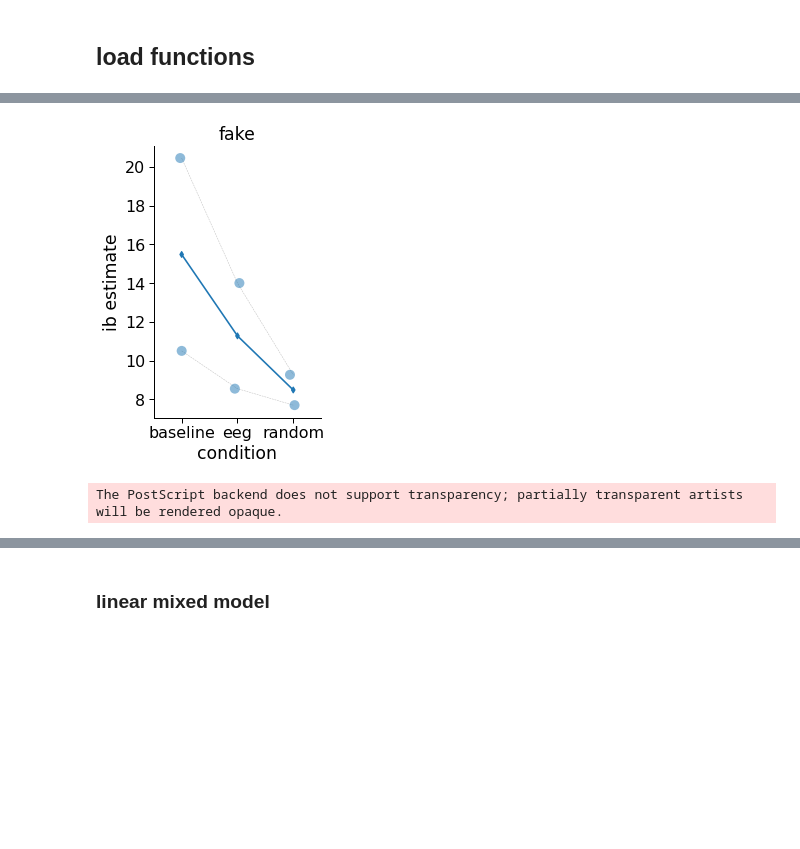
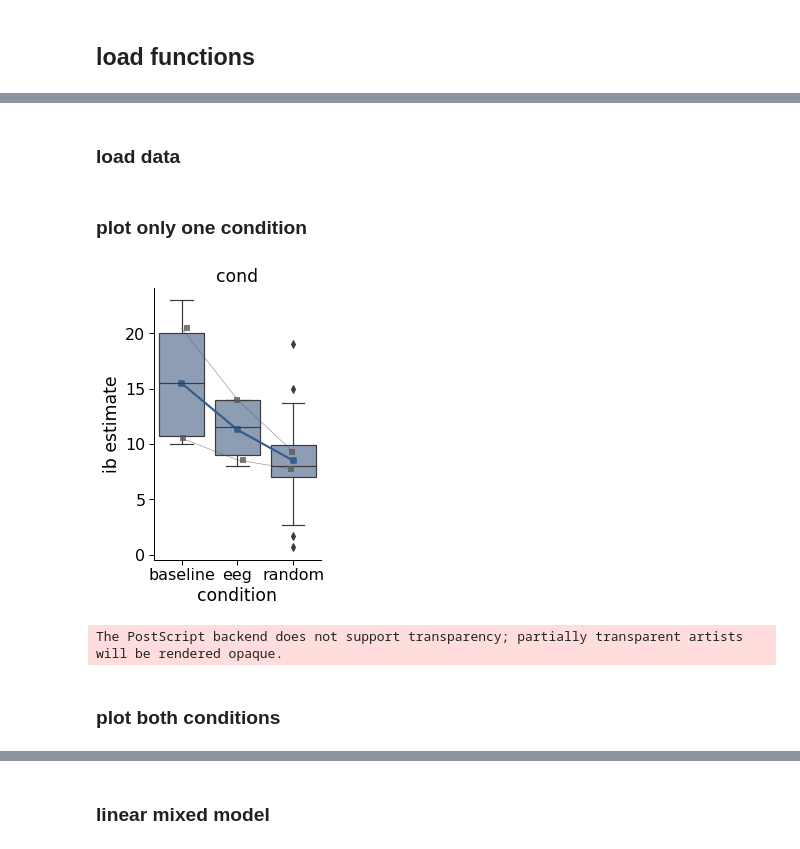
Before and after one commit to lukasgehrke/2021-fastReach, a Jupyter notebook: analyses/Leonie_tests/analysis_LT.ipynb, the cells around one changed output, grey strips where cells are left out. Saved outputs shown, nothing was run; the diff lists cells and outputs as text; code cells hidden in the pictures; blank space fills up the shorter version.

```diff
--- a/analyses/Leonie_tests/analysis_LT.ipynb
+++ b/analyses/Leonie_tests/analysis_LT.ipynb
@@ -230,5 +259,8 @@ missing:
+# %% [markdown]
+### load data
 # %%
 # merge data
+#####adapt
 filenames = glob.glob(d + 'fake_data/ib_estimate' + "/*.csv")
 
 data_list =[]
@@ -236,27 +268,41 @@ for filename in filenames:
     data = pd.read_csv(filename, index_col=None, header=0, sep = ";",decimal=",")
     data_list.append(data)
 
-ib = pd.concat(data_list, axis=0, ignore_index=True)
-ib.ib_estimate = pd.to_numeric(ib.ib_estimate)
-ib[['stimulation_condition','temp_condition']] = ib[['stimulation_condition','temp_condition']].astype("category")
+behavior = pd.concat(data_list, axis=0, ignore_index=True)
+# %%
+# rename data (delete once real data is available, this is only here because I dont want to edit my fake csvs)
+behavior.rename(columns={'pID': 'id', 'trial_nr':'tr_nr','temp_condition': 'rd','stimulation_condition':'cond','ib_estimate':'ed'}, inplace=True)
+# add rt (delete with real data)
+behavior['rt'] = np.random.randint(1, 6, ib.shape[0])
+# %%
+# set data types
+behavior[['ed','rt']] = behavior[['ed','rt']].apply(pd.to_numeric, axis=1)
+
+behavior['rd'] = behavior['rd'].astype("string")  # needs to be string before category for R conversion
+
+behavior[['rd','cond']] = behavior[['rd','cond']].astype("category")
+# %% [markdown]
+### plot only one condition
 # %%
 # with only stimulation condition
-ib_means = ib.groupby(['pID','stimulation_condition'],as_index=False)['ib_estimate'].mean()
+behavior_means = behavior.groupby(['id','cond'],as_index=False)['ed'].mean()
 
-palette = sns.color_palette(palette=None, n_colors=1)
+palette = ['#365c8d','#E5E4E2','#5A5A5A','#4ac16d','#277f8e','#440154']
 cats= ['baseline','random','EEG']
 ylabel = 'ib estimate'
 xlabel = 'condition'
-title = 'fake'
-data = ib
-data_means = ib_means
-y = "ib_estimate"
-x = "stimulation_condition"
-hue = "pID"
+title = 'cond'
+data = behavior
+data_means = behavior_means
+y = "ed"
+x = "cond"
+hue = "id"
 
 
 plot_3_cats(data, x, y, hue, ylabel, xlabel,cats,palette,data_means)
 # %% [output]
-[figure, old version]
+[figure, new version]
 The PostScript backend does not support transparency; partially transparent artists will be rendered opaque.
+# %% [markdown]
+### plot both conditions
 # %%
```
Also changed, not shown: parts of 37 cells of this notebook, 14 other files.
